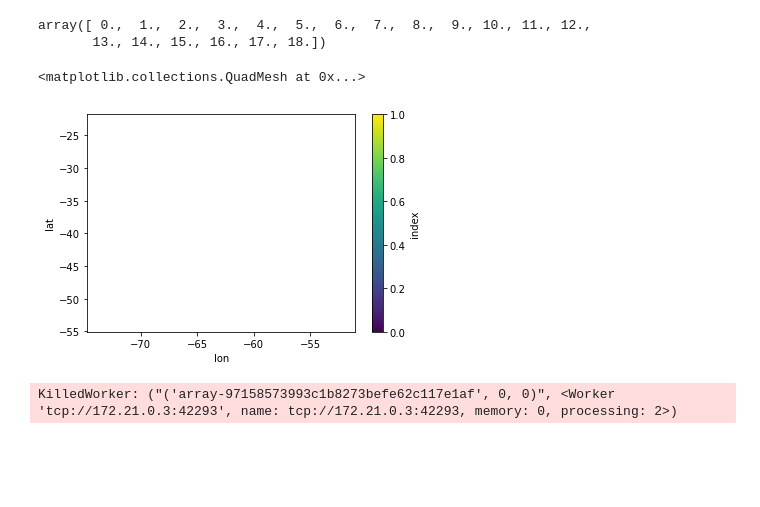
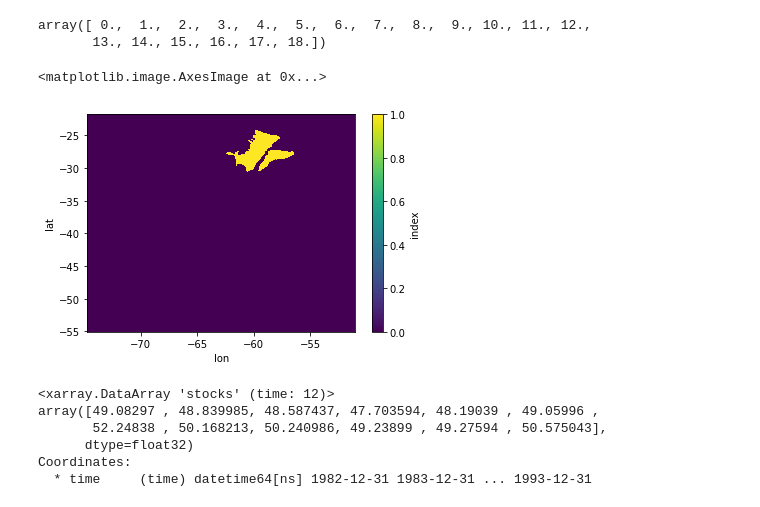
Before and after one commit to Vizzuality/soils-revealed-data, a Jupyter notebook: processing/precalculations_with_zarrs.ipynb, the cells around one changed output. Cells and saved outputs as stored; diff of their text form; code cells hidden in the pictures; blank space fills up the shorter version.

```diff
--- a/processing/precalculations_with_zarrs.ipynb
+++ b/processing/precalculations_with_zarrs.ipynb
@@ -657,7 +651,7 @@ dict_keys(['political_boundaries', 'landforms', 'biomes', 'hydrological_basins']
 # %%
 #gdf = vector_data['political_boundaries'][vector_data['political_boundaries']['level'] == 1]
 #gdf = vector_data['landforms']
-gdf = vector_data['hydrological_basins'][vector_data['hydrological_basins']['level'] == 1]
+#gdf = vector_data['hydrological_basins'][vector_data['hydrological_basins']['level'] == 1]
 gdf = vector_data['biomes']
 gdf.head()
 # %% [output]
@@ -706,14 +700,19 @@ np.sort(ds.index.to_dataframe().dropna()['index'].unique())
 array([ 0.,  1.,  2.,  3.,  4.,  5.,  6.,  7.,  8.,  9., 10., 11., 12.,
        13., 14., 15., 16., 17., 18.])
 # %%
-(ds.index == gdf_ids['Humid Chaco']).plot()
+(ds.index == gdf_ids['Humid Chaco']).plot.imshow()
 # %% [output]
-<matplotlib.collections.QuadMesh at 0x...>
+<matplotlib.image.AxesImage at 0x...>
-[figure, old version]
+[figure, new version]
 # %%
 (ds.stocks
  .isel(time=slice(12))
- .where(ds.index == gdf_ids['Quequen Grande'])
+ .where(ds.index == gdf_ids['Humid Chaco'])
  .mean(['lon', 'lat'])).compute()
 # %% [output]
-KilledWorker: ("('array-97158573993c1b8273befe62c117e1af', 0, 0)", <Worker 'tcp://172.21.0.3:42293', name: tcp://172.21.0.3:42293, memory: 0, processing: 2>)
+<xarray.DataArray 'stocks' (time: 12)>
+array([49.08297 , 48.839985, 48.587437, 47.703594, 48.19039 , 49.05996 ,
+       52.24838 , 50.168213, 50.240986, 49.23899 , 49.27594 , 50.575043],
+      dtype=float32)
+Coordinates:
+  * time     (time) datetime64[ns] 1982-12-31 1983-12-31 ... 1993-12-31
```
Also changed, not shown: parts of 9 cells of this notebook, 1 other file.
